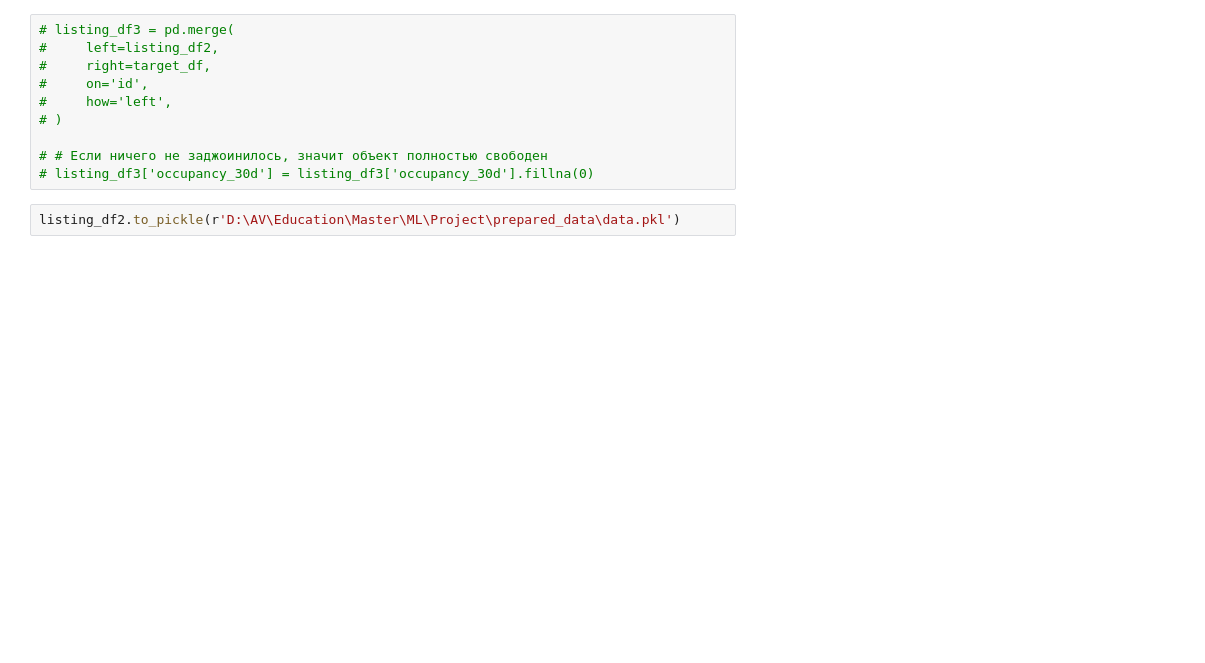
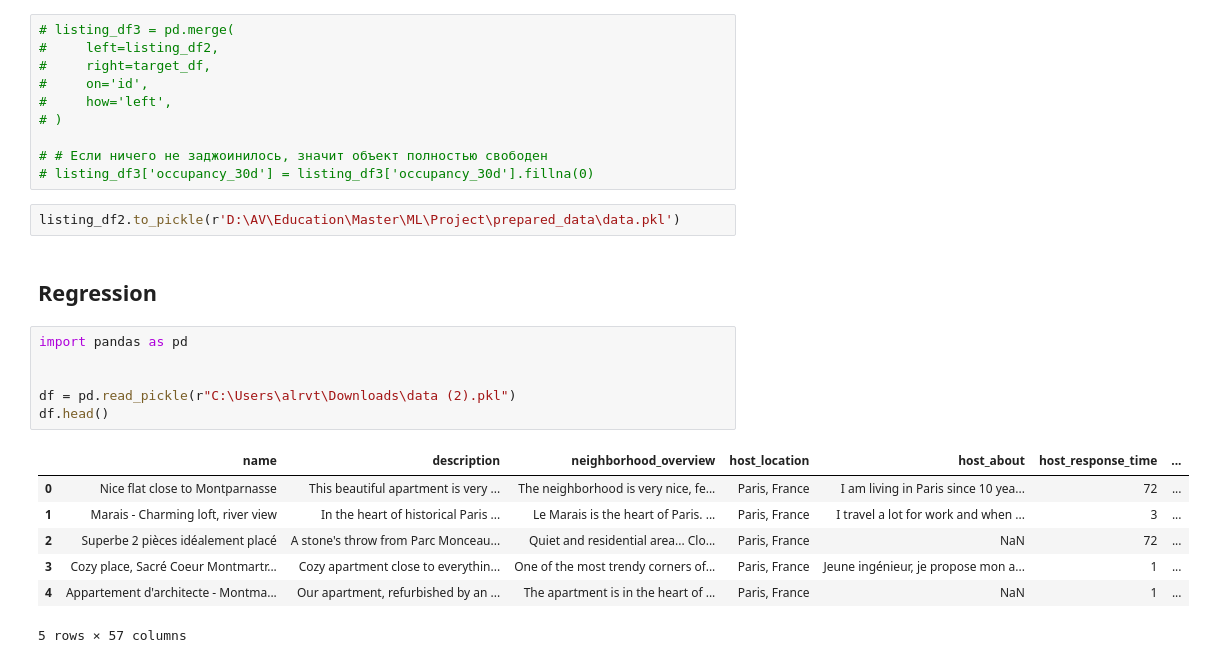
Before and after one commit to alrvtrv/airbnb_listing, a Jupyter notebook: scraping.ipynb, the cells around one changed output. Cells and saved outputs as stored; diff of their text form; blank space fills up the shorter version.

```diff
--- a/scraping.ipynb
+++ b/scraping.ipynb
@@ -249,3 +249,19 @@ for col in bool_columns_list:
 # listing_df3['occupancy_30d'] = listing_df3['occupancy_30d'].fillna(0)
 # %%
 listing_df2.to_pickle(r'D:\AV\Education\Master\ML\Project\prepared_data\data.pkl')
+# %% [markdown]
+## Regression
+# %%
+import pandas as pd
+
+
+df = pd.read_pickle(r"C:\Users\alrvt\Downloads\data (2).pkl")
+df.head()
+# %% [output]
+|  | name | description | neighborhood_overview | host_location | host_about | host_response_time | ... |
+| 0 | Nice flat close to Montparnasse | This beautiful apartment is very ... | The neighborhood is very nice, fe... | Paris, France | I am living in Paris since 10 yea... | 72 | ... |
+| 1 | Marais - Charming loft, river view | In the heart of historical Paris ... | Le Marais is the heart of Paris. ... | Paris, France | I travel a lot for work and when ... | 3 | ... |
+| 2 | Superbe 2 pièces idéalement placé | A stone's throw from Parc Monceau... | Quiet and residential area... Clo... | Paris, France | NaN | 72 | ... |
+| 3 | Cozy place, Sacré Coeur Montmartr... | Cozy apartment close to everythin... | One of the most trendy corners of... | Paris, France | Jeune ingénieur, je propose mon a... | 1 | ... |
+| 4 | Appartement d'architecte - Montma... | Our apartment, refurbished by an ... | The apartment is in the heart of ... | Paris, France | NaN | 1 | ... |
+5 rows × 57 columns
```
Also changed, not shown: parts of 10 cells of this notebook, 3 other files.
